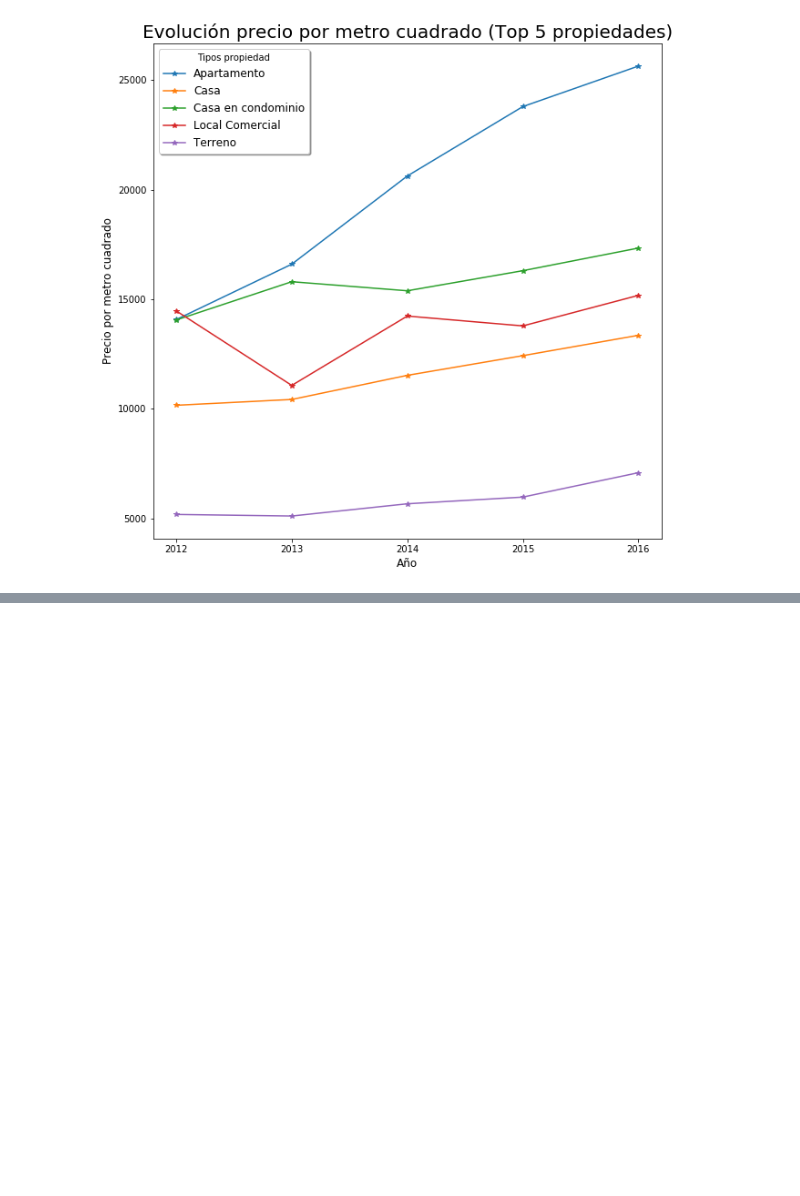
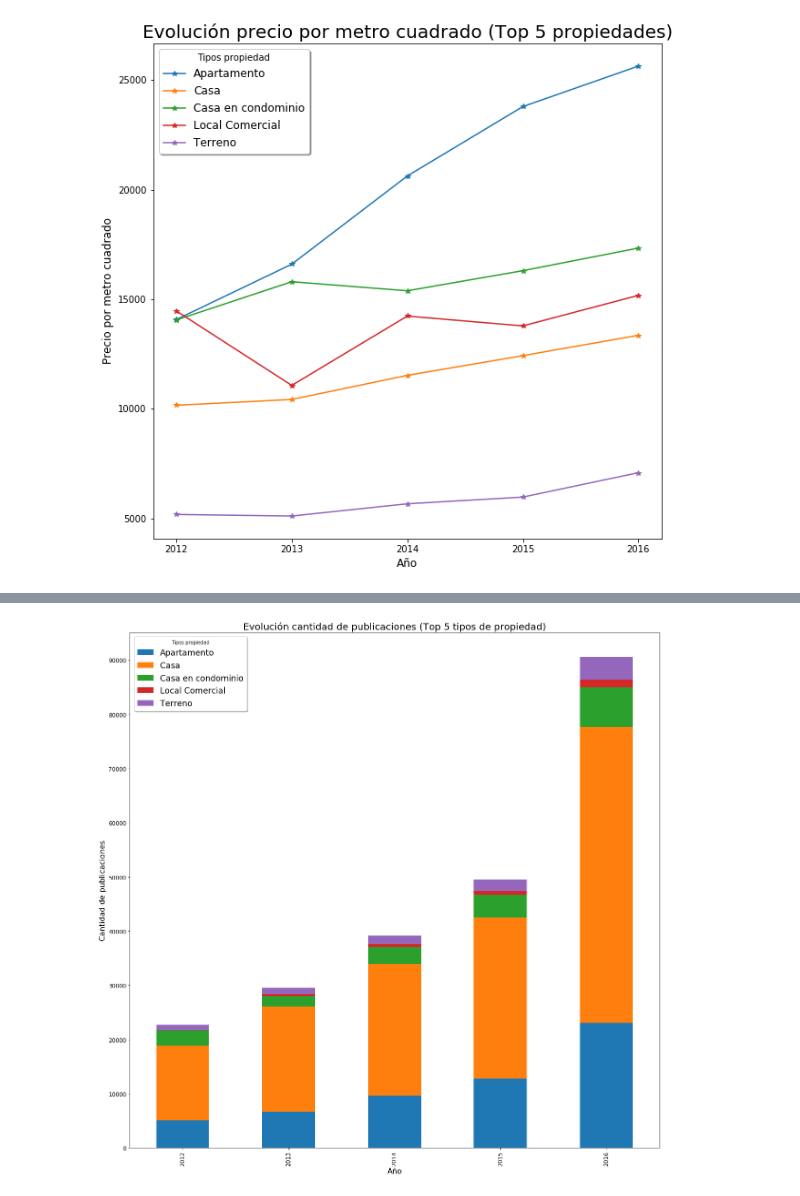
Before and after one commit to gdbien/9558-Organizacion-de-Datos, a Jupyter notebook: TP1/Franco/tp1_franco.ipynb, the cells around one changed output, grey strips where cells are left out. Cells and saved outputs as stored; diff of their text form; code cells hidden in the pictures; blank space fills up the shorter version.

Commit message:
Agregado stacked bar plot de tipos de propiedades y cosas extras

```diff
--- a/TP1/Franco/tp1_franco.ipynb
+++ b/TP1/Franco/tp1_franco.ipynb
@@ -488,0 +530,9 @@ plt.savefig('evo_precio_m2.png', bbox_inches = 'tight')
+# %%
+#Voy a hacer un stacked bar plot  de cantidad de publicaciones
+#por año del top 5 de tipos de propiedades
+lista_top5_tipos
+df_stacked = df[['año','tipodepropiedad']]
+df_stacked = df_stacked[df_stacked['tipodepropiedad'].isin(lista_top5_tipos)]
+df_stacked = df_stacked.groupby(['año','tipodepropiedad']).size()
+df_stacked = df_stacked.unstack(level=1)
+df_stacked.head()
@@ -488,0 +547,14 @@ plt.savefig('evo_precio_m2.png', bbox_inches = 'tight')
+# %%
+grafico_comparacion = df_stacked.plot(kind = 'bar', figsize=(20,20),stacked=True, fontsize=12, yticks = range(0,100000,10000));
+
+grafico_comparacion.set_ylabel("Cantidad de publicaciones", size = 16)
+grafico_comparacion.set_xlabel("Año", size = 16)
+grafico_comparacion.set_title("Evolución cantidad de publicaciones (Top 5 tipos de propiedad)", size = 20)
+grafico_comparacion.legend(title = 'Tipos propiedad', fontsize = 'xx-large',loc='upper left' , shadow=True, ncol=1)
+#ax = plt.gca()
+#ax.xaxis.set_major_locator(mdates.MonthLocator(interval=4))
+#ax.xaxis.set_major_formatter(mdates.DateFormatter('%Y-%m'))
+#plt.gcf().autofmt_xdate() # Rotation
+plt.savefig('evolucion_cant_public_top5_stackedbar.png', bbox_inches = 'tight')
+# %% [output]
+[figure, added]
```
Also changed, not shown: parts of 23 cells of this notebook.
